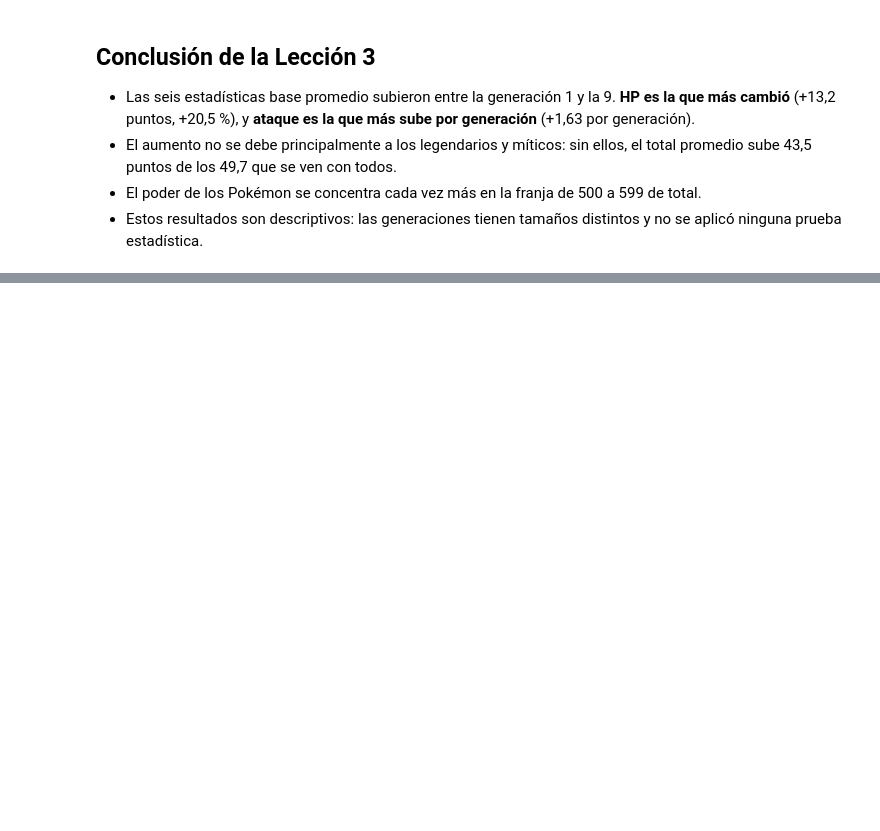
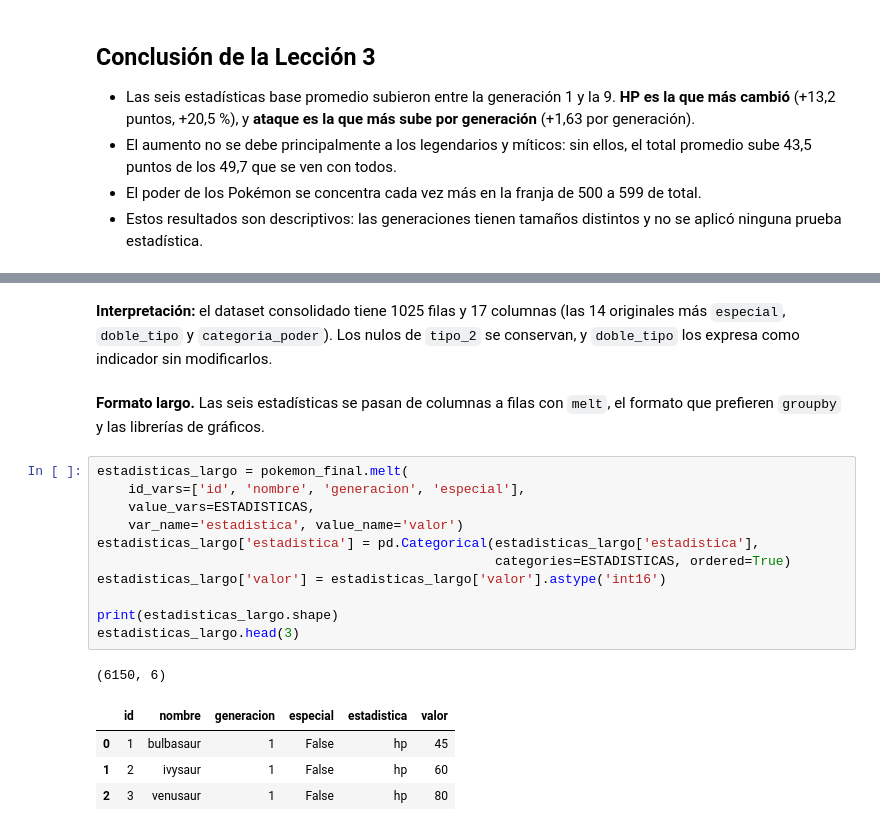
Before and after one commit to brandonmesamm-png/pokemon-generaciones, a Jupyter notebook: notebooks/data_preparation.ipynb, the cells around one changed output, grey strips where cells are left out. Drawn from its saved outputs; the diff is of its cells as text; blank space fills up the shorter version.

```diff
--- a/notebooks/data_preparation.ipynb
+++ b/notebooks/data_preparation.ipynb
@@ -547,0 +613,21 @@ Name: count, dtype: int64
+# %% [markdown]
+**Interpretación:** el dataset consolidado tiene 1025 filas y 17 columnas (las 14 originales más `especial`, `doble_tipo` y `categoria_poder`). Los nulos de `tipo_2` se conservan, y `doble_tipo` los expresa como indicador sin modificarlos.
+# %% [markdown]
+**Formato largo.** Las seis estadísticas se pasan de columnas a filas con `melt`, el formato que prefieren `groupby` y las librerías de gráficos.
+# %%
+estadisticas_largo = pokemon_final.melt(
+    id_vars=['id', 'nombre', 'generacion', 'especial'],
+    value_vars=ESTADISTICAS,
+    var_name='estadistica', value_name='valor')
+estadisticas_largo['estadistica'] = pd.Categorical(estadisticas_largo['estadistica'],
+                                                   categories=ESTADISTICAS, ordered=True)
+estadisticas_largo['valor'] = estadisticas_largo['valor'].astype('int16')
+
+print(estadisticas_largo.shape)
+estadisticas_largo.head(3)
+# %% [output]
+(6150, 6)
+|  | id | nombre | generacion | especial | estadistica | valor |
+| 0 | 1 | bulbasaur | 1 | False | hp | 45 |
+| 1 | 2 | ivysaur | 1 | False | hp | 60 |
+| 2 | 3 | venusaur | 1 | False | hp | 80 |
```
Also changed, not shown: parts of 27 cells of this notebook, 6 other files.
